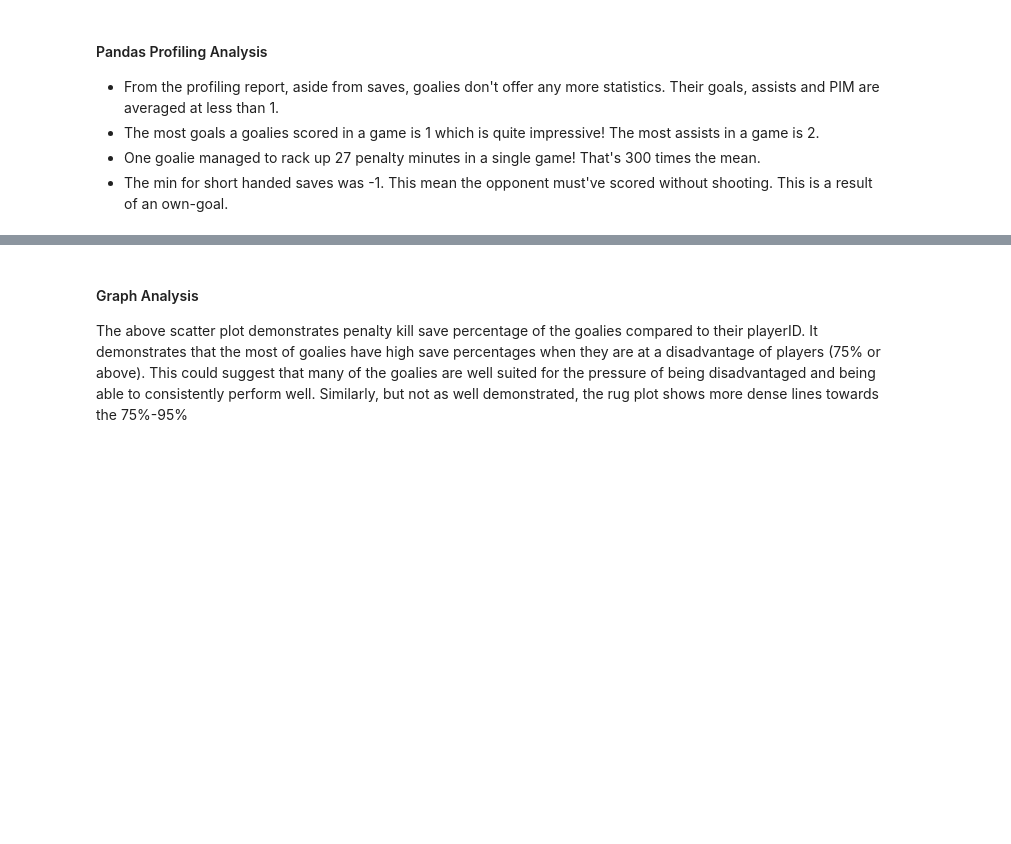
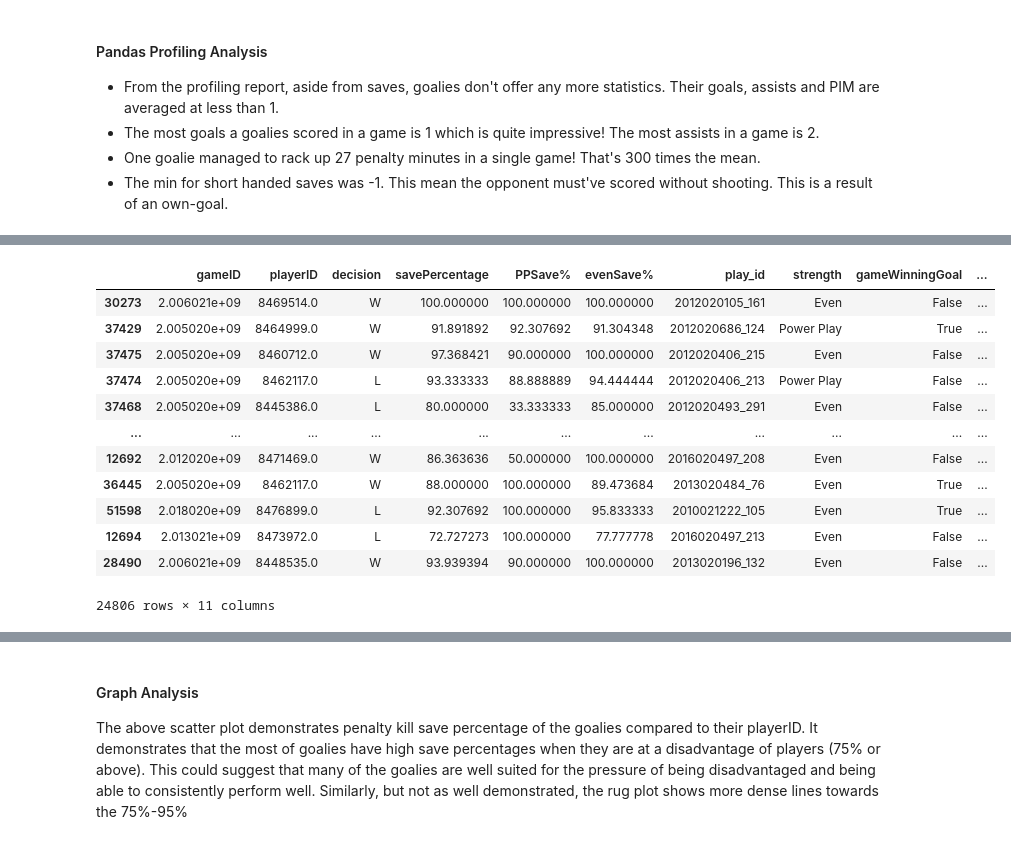
Before and after one commit to data301-2021-winter1/project-group56-project, a Jupyter notebook: notebooks/Rhys Notebook.ipynb, the cells around one changed output, grey strips where cells are left out. Saved outputs shown, nothing was run; the diff lists cells and outputs as text; code cells hidden in the pictures; blank space fills up the shorter version.

```diff
--- a/notebooks/Rhys Notebook.ipynb
+++ b/notebooks/Rhys Notebook.ipynb
@@ -283,3 +315,21 @@ ValueError: Could not interpret input 'decision'
+# %%
+df3 = barGraph("https://raw.githubusercontent.com/data301-2021-winter1/project-group56-project/main/data/raw/APINHLStatistics.csv?token=AVRK7B3G6ORNQP6Q6GDQ53LBRD6FW")
+df3 = df3.iloc[:-3, :]
+df3
+# %% [output]
+|  | gameID | playerID | decision | savePercentage | PPSave% | evenSave% | play_id | strength | gameWinningGoal | ... |
+| 30273 | 2.006021e+09 | 8469514.0 | W | 100.000000 | 100.000000 | 100.000000 | 2012020105_161 | Even | False | ... |
+| 37429 | 2.005020e+09 | 8464999.0 | W | 91.891892 | 92.307692 | 91.304348 | 2012020686_124 | Power Play | True | ... |
+| 37475 | 2.005020e+09 | 8460712.0 | W | 97.368421 | 90.000000 | 100.000000 | 2012020406_215 | Even | False | ... |
+| 37474 | 2.005020e+09 | 8462117.0 | L | 93.333333 | 88.888889 | 94.444444 | 2012020406_213 | Power Play | False | ... |
+| 37468 | 2.005020e+09 | 8445386.0 | L | 80.000000 | 33.333333 | 85.000000 | 2012020493_291 | Even | False | ... |
+| ... | ... | ... | ... | ... | ... | ... | ... | ... | ... | ... |
+| 12692 | 2.012020e+09 | 8471469.0 | W | 86.363636 | 50.000000 | 100.000000 | 2016020497_208 | Even | False | ... |
+| 36445 | 2.005020e+09 | 8462117.0 | W | 88.000000 | 100.000000 | 89.473684 | 2013020484_76 | Even | True | ... |
+| 51598 | 2.018020e+09 | 8476899.0 | L | 92.307692 | 100.000000 | 95.833333 | 2010021222_105 | Even | True | ... |
+| 12694 | 2.013021e+09 | 8473972.0 | L | 72.727273 | 100.000000 | 77.777778 | 2016020497_213 | Even | False | ... |
+| 28490 | 2.006021e+09 | 8448535.0 | W | 93.939394 | 90.000000 | 100.000000 | 2013020196_132 | Even | False | ... |
+24806 rows × 11 columns
 # %%
 plot1 = sns.scatterplot(data=df,x="playerID", y="PKSavePercentage")
 plot1.axhline(85)
```
Also changed, not shown: parts of 7 cells of this notebook, 1 other file.
